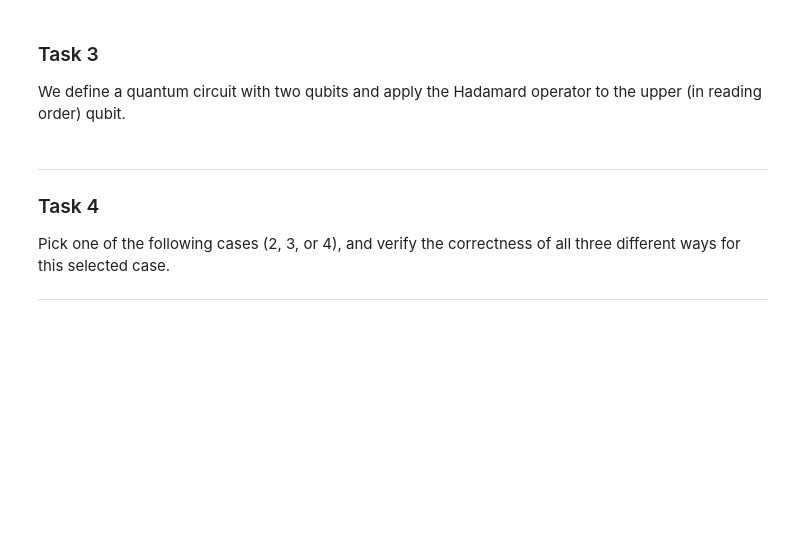
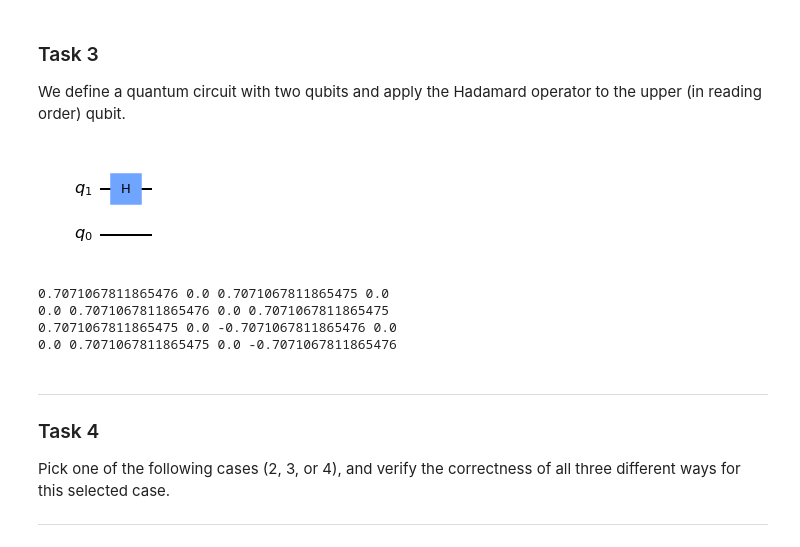
Before and after one commit to hassanafridi/QBronze38, a Jupyter notebook: QBronze38/exercises.ipynb, the cells around one changed output. Drawn from its saved outputs; the diff is of its cells as text; code cells hidden in the pictures; blank space fills up the shorter version.

```diff
--- a/QBronze38/exercises.ipynb
+++ b/QBronze38/exercises.ipynb
@@ -2706,6 +2725,27 @@ Then, any deterministic (basis) state can be represented by $ k $ bits:  $ \ket{
 <h3> Task 3 </h3>
 
 We define a quantum circuit with two qubits and apply the Hadamard operator to the upper (in reading order) qubit.
+# %%
+from qiskit import QuantumCircuit
+qc = QuantumCircuit(2)
+qc.h(1)
+qc.draw(output='mpl',reverse_bits=True)
+# %% [output]
+[figure, added]
+# %%
+from qiskit import execute, Aer
+job = execute(qc, Aer.get_backend('unitary_simulator'),shots=1,optimization_level=0)
+current_unitary = job.result().get_unitary(qc, decimals=3)
+for row in current_unitary:
+    column = ""
+    for entry in row:
+        column = column + str(entry.real) + " "
+    print(column)
+# %% [output]
+0.7071067811865476 0.0 0.7071067811865475 0.0
+0.0 0.7071067811865476 0.0 0.7071067811865475
+0.7071067811865475 0.0 -0.7071067811865476 0.0
+0.0 0.7071067811865475 0.0 -0.7071067811865476
 # %% [markdown]
 <hr>
 <h3> Task 4 </h3>
```
Also changed, not shown: parts of 71 cells of this notebook.
